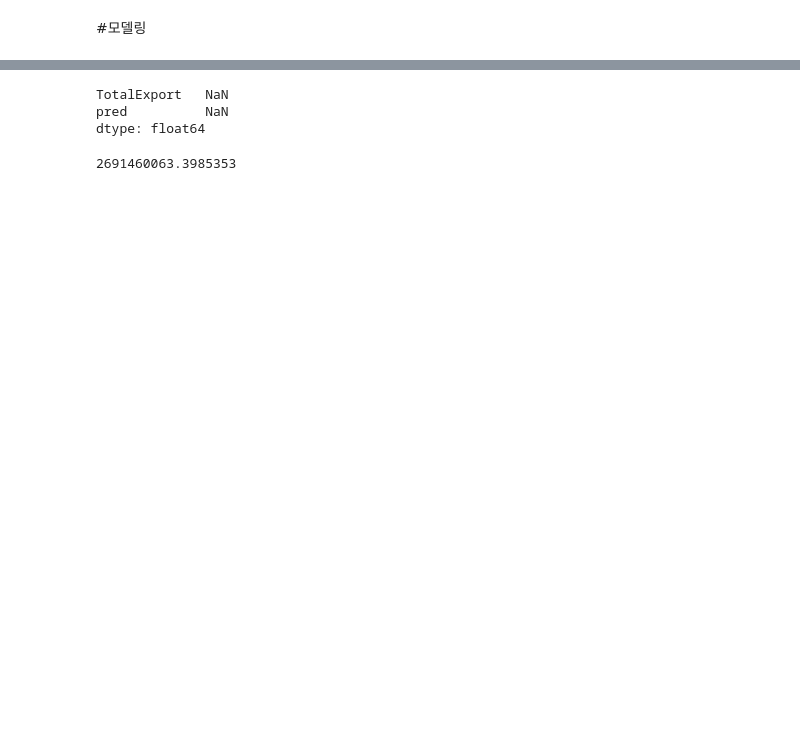
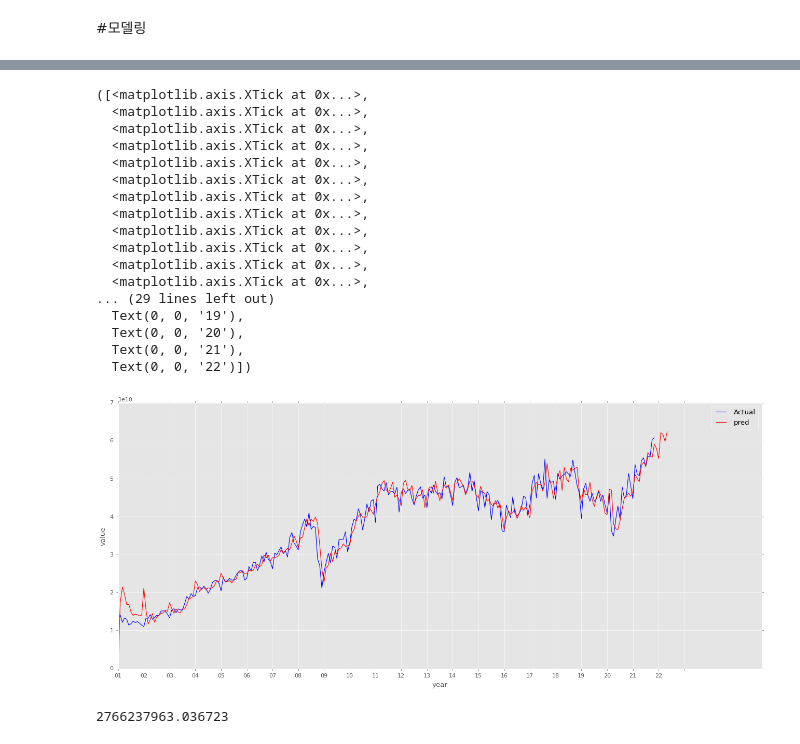
Before and after one commit to sebiyang/-_team2, a Jupyter notebook: 월간공모전_team2_220701.ipynb, the cells around one changed output, grey strips where cells are left out. Cells and saved outputs as stored; diff of their text form; code cells hidden in the pictures; blank space fills up the shorter version.

```diff
--- a/월간공모전_team2_220701.ipynb
+++ b/월간공모전_team2_220701.ipynb
@@ -737,0 +441,12 @@ pred = pd.DataFrame(pred_tr_ts_sarimax)
+# %%
+y_train=y_train.reset_index()
+# %%
+y_train.columns=['index','real']
+# %%
+total = pd.concat([pred_now,pred],axis=0)
+# %%
+predictions=pd.DataFrame(total)
+predictions.reset_index(drop=True, inplace=True)
+predictions.index=total.index
+predictions['Actual'] = y_train['real']
+predictions.rename(columns={0:'Pred'}, inplace=True)
@@ -738 +469,35 @@ pred = pd.DataFrame(pred_tr_ts_sarimax)
+# %%
+plt.style.use(['ggplot'])
+predictions['Actual'].plot(figsize=(20,8), legend=True, color='blue')
+predictions['pred'].plot(legend=True, color='red', figsize=(20,8))
+plt.xlabel('year')
+plt.ylabel('value')
+plt.xticks([0,12,24,36,48,60,72,84,96,108,120,132,144,156,168,180,192,204,216,228,240,252,264],
+           ['01','02','03','04','05','06','07','08','09','10','11','12','13','14','15','16','17','18','19','20','21','22'])
+# %% [output]
+([<matplotlib.axis.XTick at 0x...>,
+  <matplotlib.axis.XTick at 0x...>,
+  <matplotlib.axis.XTick at 0x...>,
+  <matplotlib.axis.XTick at 0x...>,
+  <matplotlib.axis.XTick at 0x...>,
+  <matplotlib.axis.XTick at 0x...>,
+  <matplotlib.axis.XTick at 0x...>,
+  <matplotlib.axis.XTick at 0x...>,
+  <matplotlib.axis.XTick at 0x...>,
+  <matplotlib.axis.XTick at 0x...>,
+  <matplotlib.axis.XTick at 0x...>,
+  <matplotlib.axis.XTick at 0x...>,
+... (29 lines left out)
+  Text(0, 0, '19'),
+  Text(0, 0, '20'),
+  Text(0, 0, '21'),
+  Text(0, 0, '22')])
+[figure, added]
+# %%
+from sklearn.metrics import mean_squared_error
+
+RMSE = mean_squared_error(y_train['real'], pred_now['pred'])**0.5
+RMSE
+# %% [output]
+2766237963.036723
 # %%
@@ -745,13 +504,0 @@ def rmse_(real, pred):
-# %%
-rmse_(y_train,pred)
-# %% [output]
-TotalExport   NaN
-pred          NaN
-dtype: float64
-# %%
-from sklearn.metrics import mean_squared_error
-
-RMSE = mean_squared_error(y_train, pred)**0.5
-RMSE
-# %% [output]
-2691460063.3985353
```
Also changed, not shown: parts of 56 cells of this notebook.
